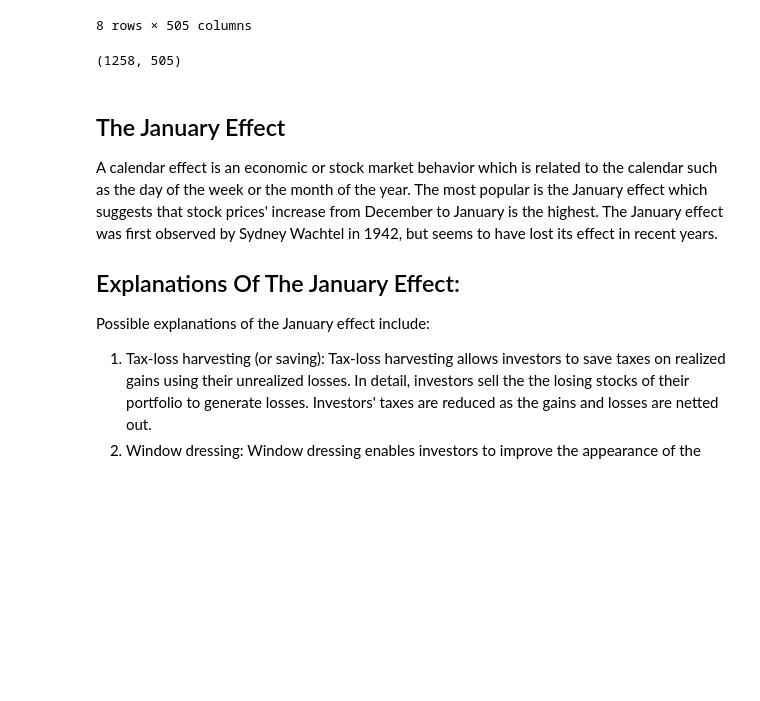
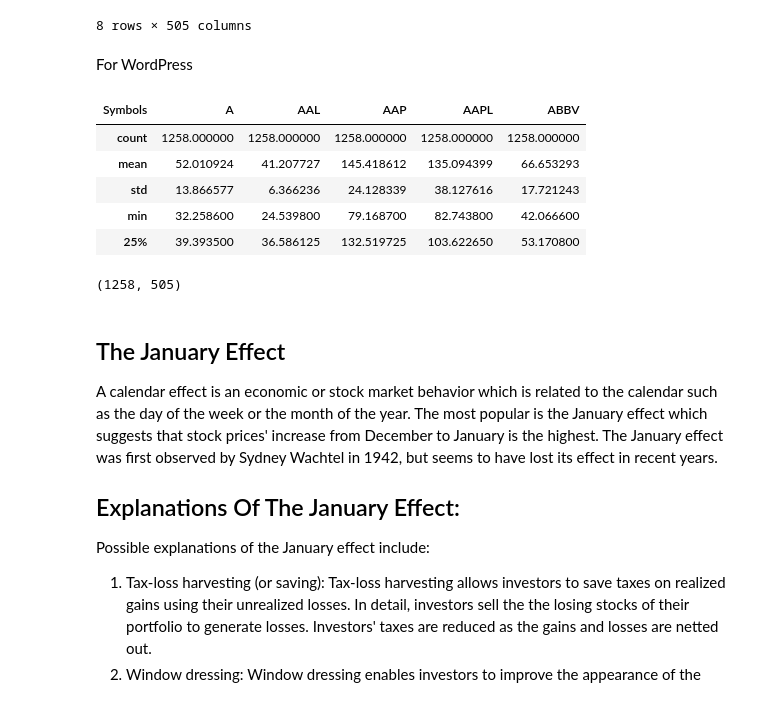
Before and after one commit to DinodC/january-effect, a Jupyter notebook: revisiting_january_effect.ipynb, the cells around one changed output. Saved outputs shown, nothing was run; the diff lists cells and outputs as text; code cells hidden in the pictures; blank space fills up the shorter version.

```diff
--- a/revisiting_january_effect.ipynb
+++ b/revisiting_january_effect.ipynb
@@ -78,6 +96,17 @@ close['sp500'].describe()
 | 75% | 65.591850 | 46.119900 | 161.899875 | 167.841200 | 82.894300 | 89.847025 | 261.935000 | 58.171250 | 149.591750 | 212.247500 | ... | ... |
 | max | 81.940000 | 57.586600 | 199.159900 | 229.392000 | 116.445400 | 107.649700 | 449.750000 | 81.270000 | 184.440000 | 289.250000 | ... | ... |
 8 rows × 505 columns
+# %% [markdown]
+For WordPress
+# %%
+close['sp500'].describe().iloc[:5, :5]
+# %% [output]
+| Symbols | A | AAL | AAP | AAPL | ABBV |
+| count | 1258.000000 | 1258.000000 | 1258.000000 | 1258.000000 | 1258.000000 |
+| mean | 52.010924 | 41.207727 | 145.418612 | 135.094399 | 66.653293 |
+| std | 13.866577 | 6.366236 | 24.128339 | 38.127616 | 17.721243 |
+| min | 32.258600 | 24.539800 | 79.168700 | 82.743800 | 42.066600 |
+| 25% | 39.393500 | 36.586125 | 132.519725 | 103.622650 | 53.170800 |
 # %%
 close['sp500'].shape
 # %% [output]
```
Also changed, not shown: parts of 12 cells of this notebook.
